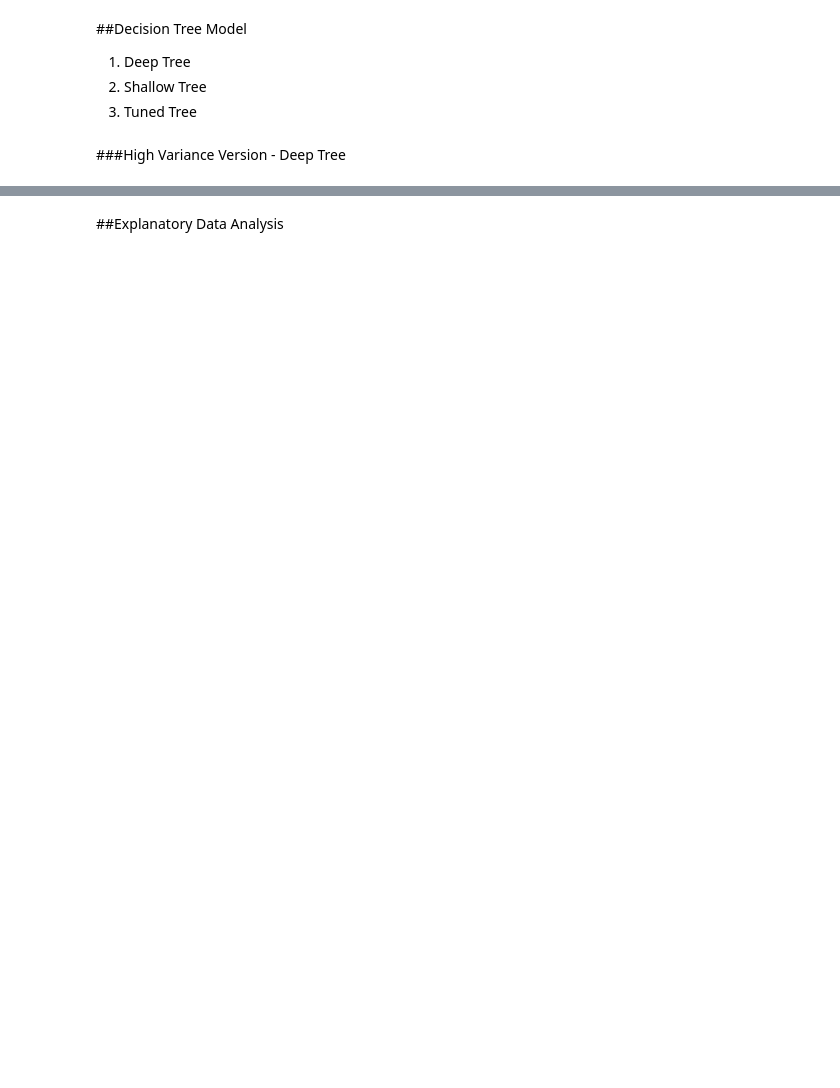
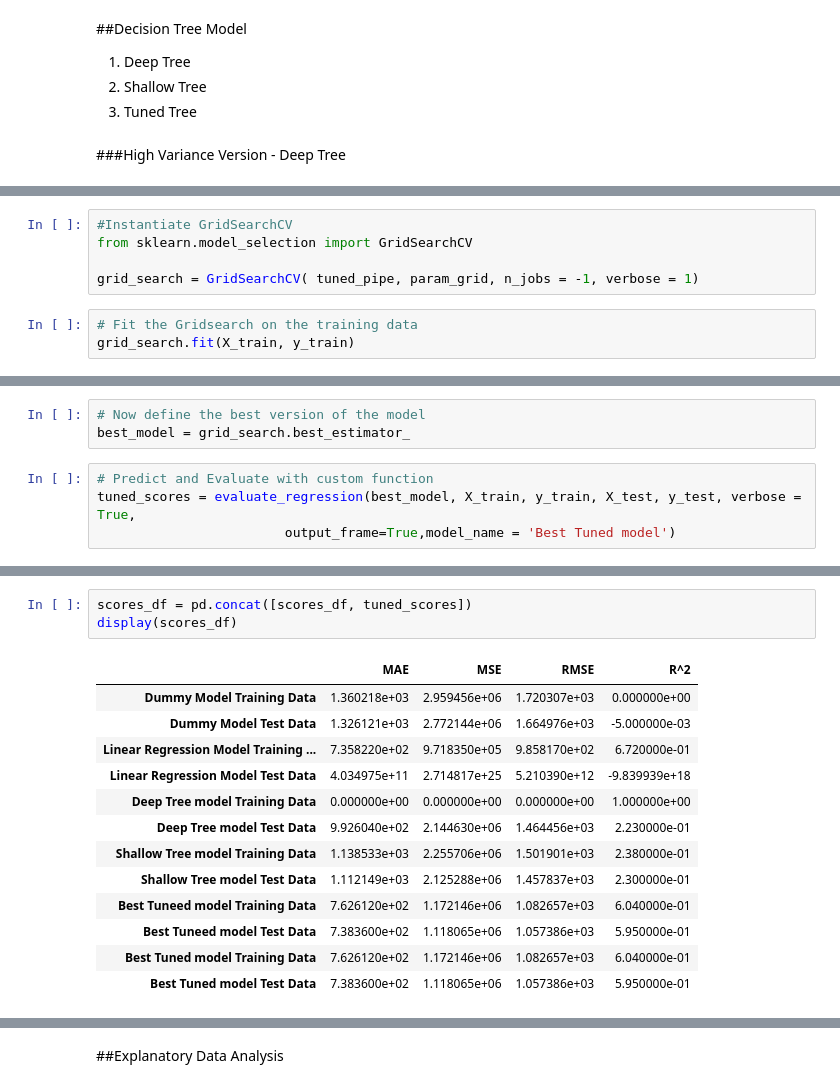
Before and after one commit to combechelsey/Prediction-of-Product-Sales, a Jupyter notebook: Prediction_of_Product_Sales.ipynb, the cells around one changed output, grey strips where cells are left out. Saved outputs shown, nothing was run; the diff lists cells and outputs as text; blank space fills up the shorter version.

```diff
--- a/Prediction_of_Product_Sales.ipynb
+++ b/Prediction_of_Product_Sales.ipynb
@@ -1905,0 +2257,8 @@ linreg_pipe.fit(X_train, y_train)
+# %%
+#Instantiate GridSearchCV
+from sklearn.model_selection import GridSearchCV
+
+grid_search = GridSearchCV( tuned_pipe, param_grid, n_jobs = -1, verbose = 1)
+# %%
+# Fit the Gridsearch on the training data
+grid_search.fit(X_train, y_train)
@@ -1905,0 +2291,7 @@ linreg_pipe.fit(X_train, y_train)
+# %%
+# Now define the best version of the model
+best_model = grid_search.best_estimator_
+# %%
+# Predict and Evaluate with custom function
+tuned_scores = evaluate_regression(best_model, X_train, y_train, X_test, y_test, verbose = True,
+                        output_frame=True,model_name = 'Best Tuned model')
@@ -1905,0 +2320,17 @@ linreg_pipe.fit(X_train, y_train)
+# %%
+scores_df = pd.concat([scores_df, tuned_scores])
+display(scores_df)
+# %% [output]
+|  | MAE | MSE | RMSE | R^2 |
+| Dummy Model Training Data | 1.360218e+03 | 2.959456e+06 | 1.720307e+03 | 0.000000e+00 |
+| Dummy Model Test Data | 1.326121e+03 | 2.772144e+06 | 1.664976e+03 | -5.000000e-03 |
+| Linear Regression Model Training ... | 7.358220e+02 | 9.718350e+05 | 9.858170e+02 | 6.720000e-01 |
+| Linear Regression Model Test Data | 4.034975e+11 | 2.714817e+25 | 5.210390e+12 | -9.839939e+18 |
+| Deep Tree model Training Data | 0.000000e+00 | 0.000000e+00 | 0.000000e+00 | 1.000000e+00 |
+| Deep Tree model Test Data | 9.926040e+02 | 2.144630e+06 | 1.464456e+03 | 2.230000e-01 |
+| Shallow Tree model Training Data | 1.138533e+03 | 2.255706e+06 | 1.501901e+03 | 2.380000e-01 |
+| Shallow Tree model Test Data | 1.112149e+03 | 2.125288e+06 | 1.457837e+03 | 2.300000e-01 |
+| Best Tuneed model Training Data | 7.626120e+02 | 1.172146e+06 | 1.082657e+03 | 6.040000e-01 |
+| Best Tuneed model Test Data | 7.383600e+02 | 1.118065e+06 | 1.057386e+03 | 5.950000e-01 |
+| Best Tuned model Training Data | 7.626120e+02 | 1.172146e+06 | 1.082657e+03 | 6.040000e-01 |
+| Best Tuned model Test Data | 7.383600e+02 | 1.118065e+06 | 1.057386e+03 | 5.950000e-01 |
```
Also changed, not shown: parts of 59 cells of this notebook.
